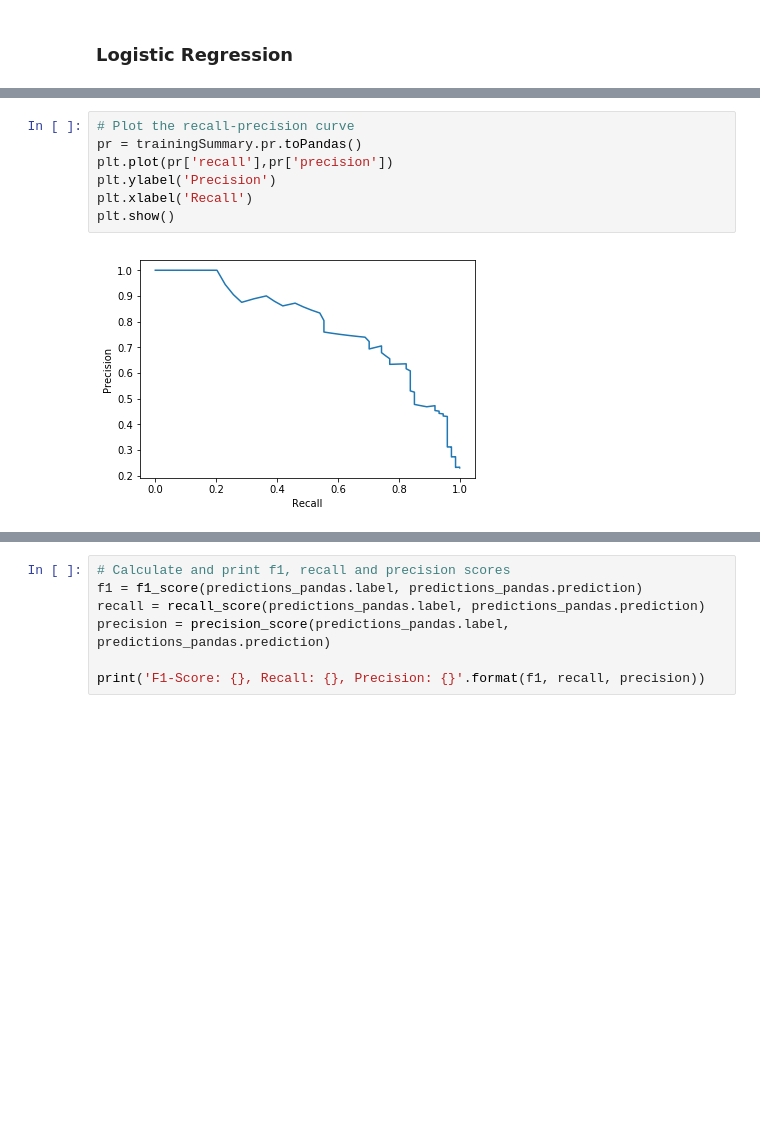
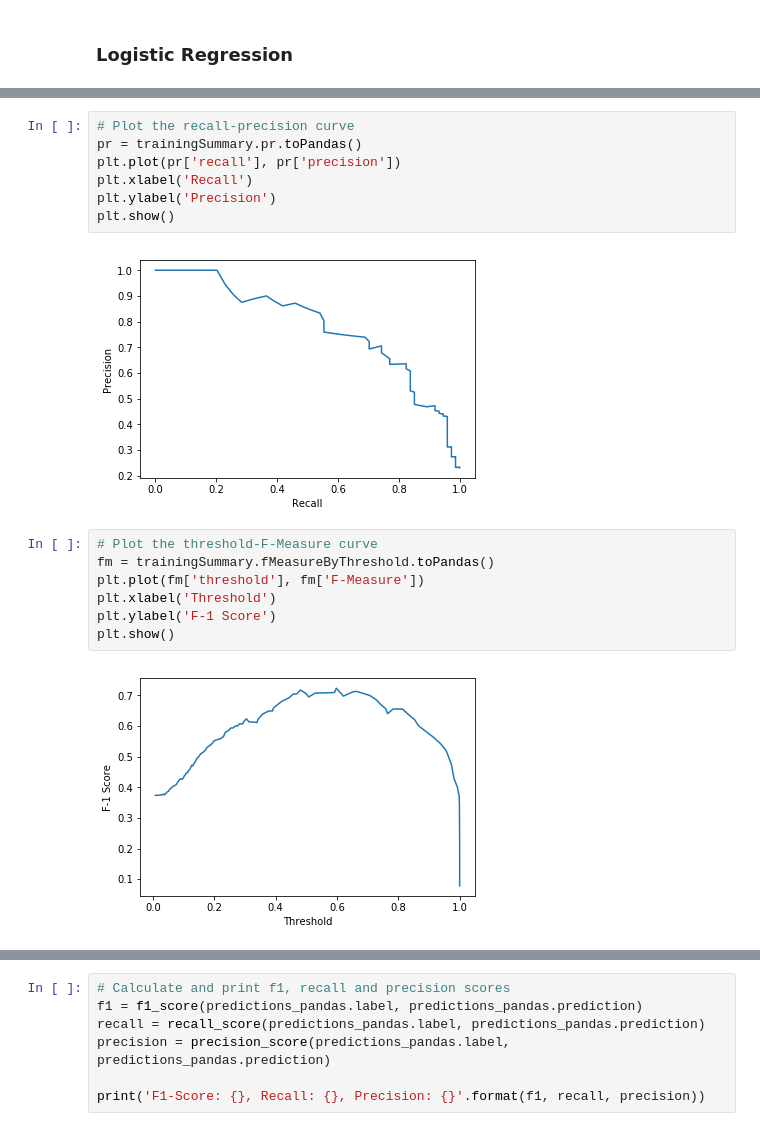
Before and after one commit to luethe007/Udacity_DSND_Spark, a Jupyter notebook: Sparkify.ipynb, the cells around one changed output, grey strips where cells are left out. Cells and saved outputs as stored; diff of their text form; blank space fills up the shorter version.

```diff
--- a/Sparkify.ipynb
+++ b/Sparkify.ipynb
@@ -576,12 +600,21 @@ Training set areaUnderROC: 0.8985941586748033
 # %%
 # Plot the recall-precision curve
 pr = trainingSummary.pr.toPandas()
-plt.plot(pr['recall'],pr['precision'])
+plt.plot(pr['recall'], pr['precision'])
+plt.xlabel('Recall')
 plt.ylabel('Precision')
-plt.xlabel('Recall')
 plt.show()
 # %% [output]
 [figure]
+# %%
+# Plot the threshold-F-Measure curve
+fm = trainingSummary.fMeasureByThreshold.toPandas()
+plt.plot(fm['threshold'], fm['F-Measure'])
+plt.xlabel('Threshold')
+plt.ylabel('F-1 Score')
+plt.show()
+# %% [output]
+[figure, added]
 # %%
 # Create ParamGrid for Cross Validation
 paramGrid = (ParamGridBuilder()
```
Also changed, not shown: parts of 58 cells of this notebook, 2 other files.
